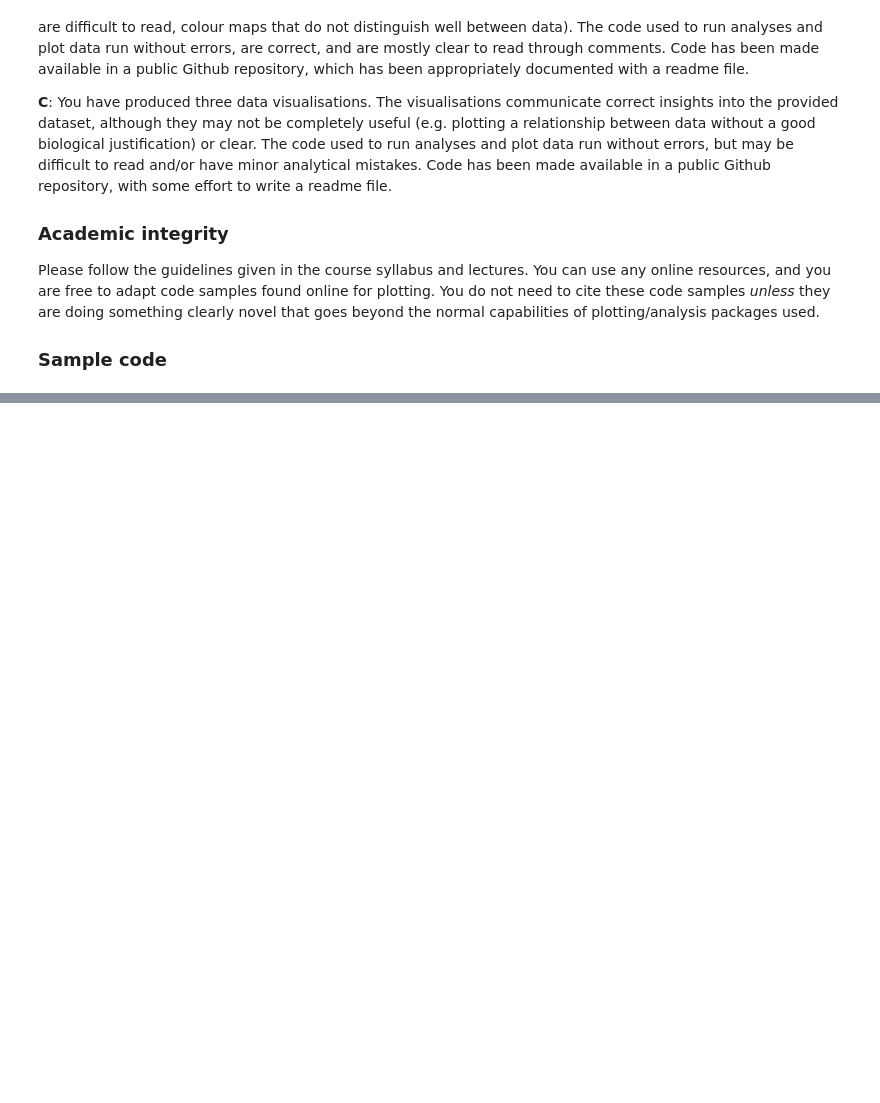
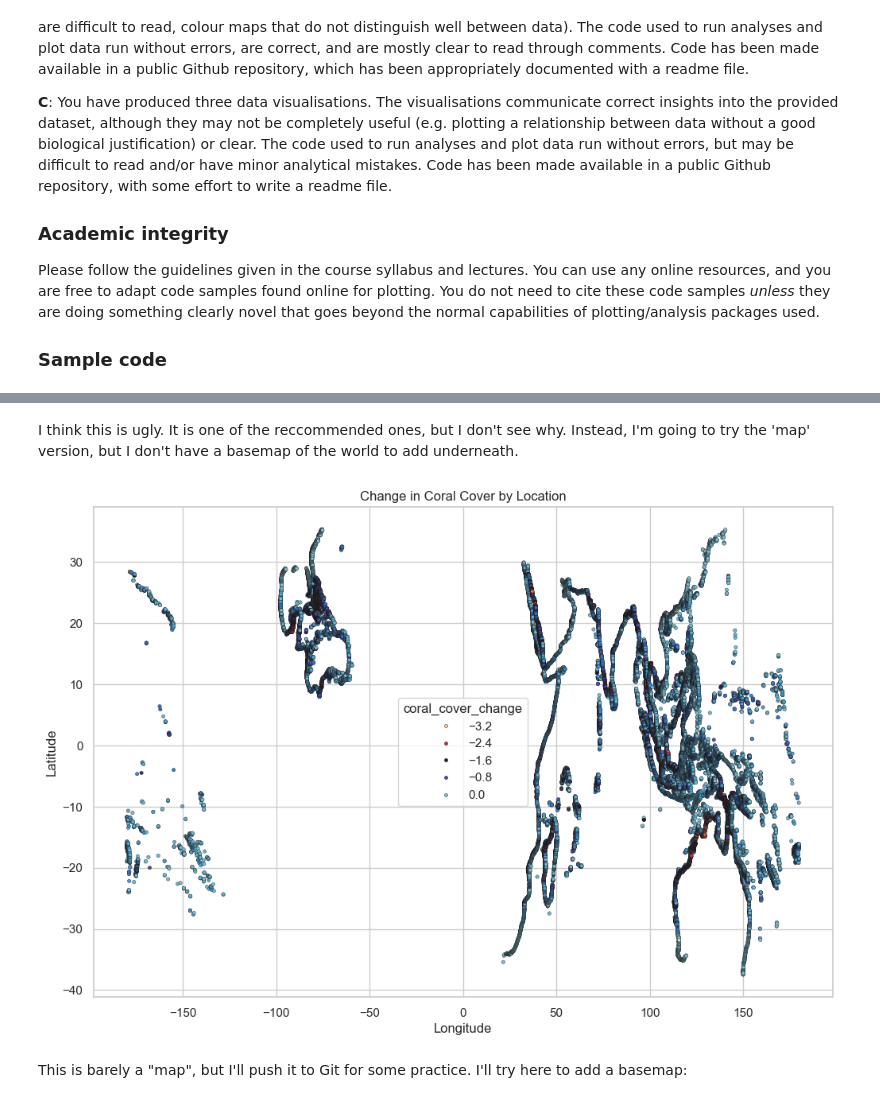
Before and after one commit to CallieStephenson/Into_Sci_Computing, a Jupyter notebook: Project.ipynb, the cells around one changed output, grey strips where cells are left out. Saved outputs shown, nothing was run; the diff lists cells and outputs as text; code cells hidden in the pictures; blank space fills up the shorter version.

```diff
--- a/Project.ipynb
+++ b/Project.ipynb
@@ -81,0 +100,27 @@ data
+# %% [markdown]
+I think this is ugly. It is one of the reccommended ones, but I don't see why. Instead, I'm going to try the 'map' version, but I don't have a basemap of the world to add underneath.
+# %%
+# Set up the figure
+plt.figure(figsize=(12, 8))
+
+# Create the scatter plot with longitude and latitude
+sns.scatterplot(
+    x='longitude', y='latitude',
+    hue='coral_cover_change',
+    palette='icefire_r', # Divergent palette
+    data=data_avg_across_models,
+    edgecolor='k',
+    s=10,  # size of points
+    marker='o'  # circular markers
+)
+
+# Customize the plot
+plt.xlabel("Longitude")
+plt.ylabel("Latitude")
+plt.title("Change in Coral Cover by Location")
+
+plt.show()
+# %% [output]
+[figure, added]
+# %% [markdown]
+This is barely a "map", but I'll push it to Git for some practice. I'll try here to add a basemap:
```
Also changed, not shown: parts of 9 cells of this notebook, 1 other file.
